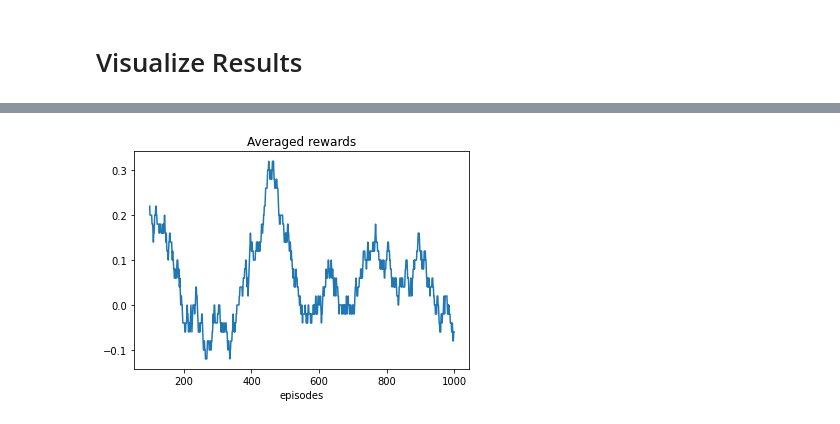
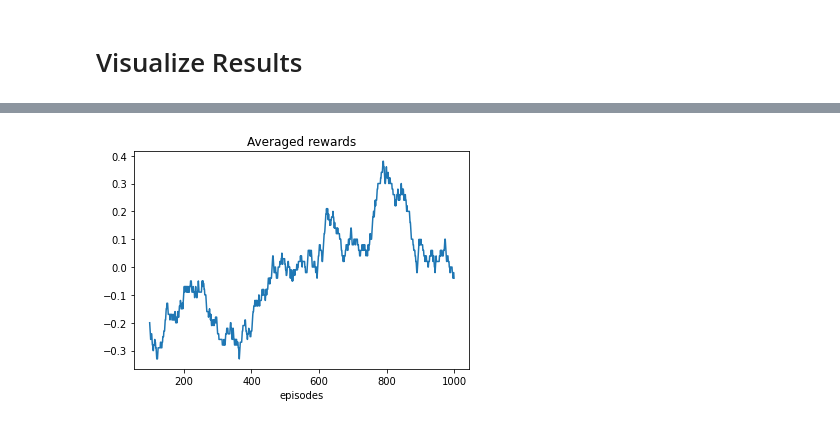
Before and after one commit to basselkassem/easy21, a Jupyter notebook: policy_gradient.ipynb, the cells around one changed output, grey strips where cells are left out. Saved outputs shown, nothing was run; the diff lists cells and outputs as text; code cells hidden in the pictures.

```diff
--- a/policy_gradient.ipynb
+++ b/policy_gradient.ipynb
@@ -39,27 +42,25 @@ states = tf.placeholder('float32', (None,) + state_dim, name = 'states')
 actions = tf.placeholder(dtype = 'int32', name = 'actions')
 cumulative_rewards = tf.placeholder(dtype = 'float32', name = 'cumulative_rewards')
 
-layer = tf.layers.Dense(units = 128, activation = tf.nn.relu, name = 'input', kernel_initializer='glorot_uniform')(states)
-layer = tf.layers.Dense(units = 64, activation = tf.nn.relu, name = 'layer1', kernel_initializer='glorot_uniform')(layer)
-layer = tf.layers.Dense(units = 64, activation = tf.nn.relu, name = 'layer2', kernel_initializer='glorot_uniform')(layer)
-layer = tf.layers.Dense(units = 64, activation = tf.nn.relu, name = 'layer3', kernel_initializer='glorot_uniform')(layer)
-layer = tf.layers.Dense(units = 64, activation = tf.nn.relu, name = 'layer4', kernel_initializer='glorot_uniform')(layer)
-layer = tf.layers.Dense(units = 64, activation = tf.nn.relu, name = 'layer5', kernel_initializer='glorot_uniform')(layer)
-layer = tf.layers.Dense(units = 64, activation = tf.nn.relu, name = 'layer6', kernel_initializer='glorot_uniform')(layer)
+layer = tf.layers.Dense(units = 32, activation = tf.nn.relu, name = 'input', kernel_initializer='glorot_uniform')(states)
+layer = tf.layers.Dense(units = 32, activation = tf.nn.relu, name = 'layer1', kernel_initializer='glorot_uniform')(layer)
+layer = tf.layers.Dense(units = 8, activation = tf.nn.relu, name = 'layer1', kernel_initializer='glorot_uniform')(layer)
+
 output = tf.layers.Dense(units = actions_num, name = 'output', kernel_initializer='glorot_uniform')(layer)
 
-policy = tf.nn.softmax(output, name = 'softmax')
-log_policy = tf.nn.log_softmax(output, name = 'log_softmax')
+policy_tf = tf.nn.softmax(output, name = 'softmax')
+log_policy_tf = tf.nn.log_softmax(output, name = 'log_softmax')
 
-indices = tf.stack([tf.range(tf.shape(log_policy)[0]),actions], axis=-1)
-log_policy_for_actions = tf.gather_nd(log_policy, indices)
+indices = tf.stack([tf.range(tf.shape(log_policy_tf)[0]),actions], axis=-1)
+log_policy_for_actions = tf.gather_nd(log_policy_tf, indices)
 J = tf.reduce_mean(log_policy_for_actions * cumulative_rewards)
 all_weights = tf.trainable_variables()
-loss = -J
+entropy = tf.reduce_sum(policy_tf * tf.log(policy_tf))
+loss = -J -0.1 * entropy
 optimize = tf.train.AdamOptimizer(learning_rate = 0.001).minimize(loss = loss, var_list = all_weights)
 
 def get_actions_proba(state):
-    return policy.eval({states: [state]})[0]
+    return policy_tf.eval({states: state})[0]
 
 def train_step(_states, _actions, _cumulative_rewards):
     optimize.run({
@@ -74,14 +74,14 @@ tf_session.run(tf.global_variables_initializer())
 # %% [output]
 An interactive session is already active. This can cause out-of-memory errors in some cases. You must explicitly call `InteractiveSession.close()` to release resources held by the other session(s).
 # %%
-class PolicyGradien:
+class PolicyGradient:
     def __init__(self, episodes_num):
         self.episodes_num = episodes_num
         self.Q = defaultdict(int) # action-value function
         self.easy21 = env.Environment(mode = 'no_debug')
 
     def agent_policy(self, state):
-        proba = get_actions_proba(np.array(state))
+        proba = get_actions_proba(np.array(state).reshape(1, 2))
         return np.random.choice([0, 1], p = proba)
 
     def policy_improvement(self, returned_reward, episode):
@@ -89,7 +89,6 @@ class PolicyGradien:
         for state, action in episode:
             states.append(state)
             actions.append(action)
-        states = np.asarray(states) / np.array([11., 21.])
         train_step(states, actions, returned_reward)
 
     def policy_evaluation(self, state):
@@ -120,6 +119,6 @@ class PolicyGradien:
 # %%
 %%time
 episodes_num = 1000
-agent = PolicyGradien(episodes_num)
+agent = PolicyGradient(episodes_num)
 rewards = agent.policy_iteration()
 # %% [output]
@@ -128,14 +127,14 @@ Wall time: 2.24 s
 # %%
 def moving_average(a, n=3) :
-    ret = np.cumsum(a, dtype=float)
-    ret[n:] = ret[n:] - ret[:-n]
-    return ret[n - 1:] / n
-win = episodes_num // 10
-res = moving_average(rewards, n=win)
+    res = np.cumsum(a, dtype=float)
+    res[n:] = res[n:] - res[: -n]
+    return res[n - 1:] / n
+window = episodes_num // 10
+res = moving_average(rewards, n = window)
 x = np.arange(episodes_num)
-plt.plot(x[win - 1:], res)
+plt.plot(x[window - 1:], res)
 plt.xlabel('episodes')
 plt.title('Averaged rewards')
 plt.show()
 # %% [output]
-[figure, old version]
+[figure, new version]
```
Also changed, not shown: parts of 8 cells of this notebook.
